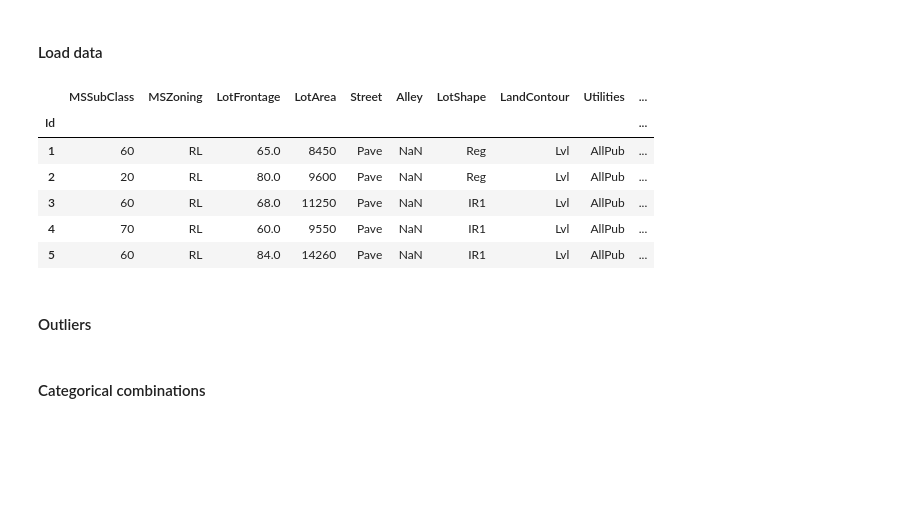
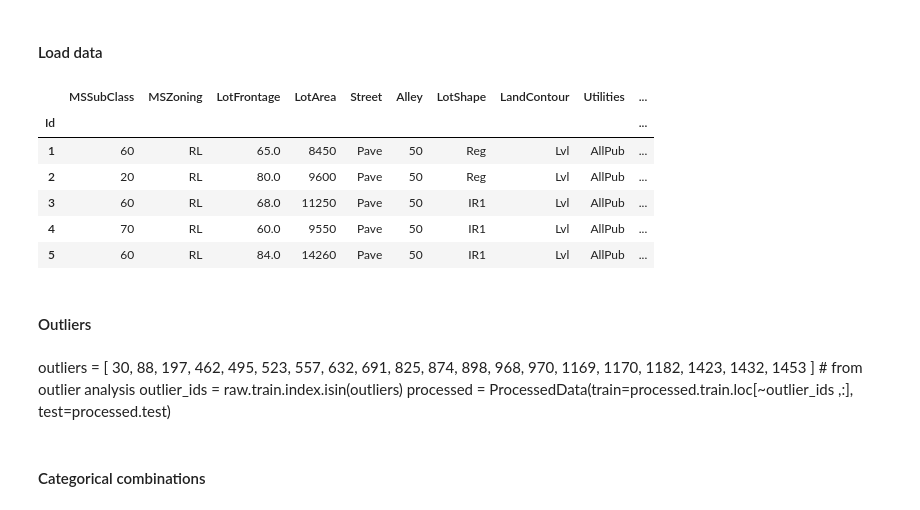
Before and after one commit to bshurick/kaggles, a Jupyter notebook: HousePrices/houseprices_nn.ipynb, the cells around one changed output. Drawn from its saved outputs; the diff is of its cells as text; code cells hidden in the pictures; blank space fills up the shorter version.

Commit message:
add fixed imputing of missing values

```diff
--- a/HousePrices/houseprices_nn.ipynb
+++ b/HousePrices/houseprices_nn.ipynb
@@ -77,15 +78,27 @@ rawfiles = Files(train='Data/train.csv.gz',
             test='Data/test.csv.gz')
 raw = RawData(train=loadfile(rawfiles.train),
               test=loadfile(rawfiles.test))
-# %%
-raw.train.head()
-# %% [output]
-|  | MSSubClass | MSZoning | LotFrontage | LotArea | Street | Alley | LotShape | LandContour | Utilities | ... |
-| Id |  |  |  |  |  |  |  |  |  | ... |
-| 1 | 60 | RL | 65.0 | 8450 | Pave | NaN | Reg | Lvl | AllPub | ... |
-| 2 | 20 | RL | 80.0 | 9600 | Pave | NaN | Reg | Lvl | AllPub | ... |
-| 3 | 60 | RL | 68.0 | 11250 | Pave | NaN | IR1 | Lvl | AllPub | ... |
-| 4 | 70 | RL | 60.0 | 9550 | Pave | NaN | IR1 | Lvl | AllPub | ... |
-| 5 | 60 | RL | 84.0 | 14260 | Pave | NaN | IR1 | Lvl | AllPub | ... |
+# %%
+# concatenate all data
+cols = [ c for c in processed.train.columns if c != 'SalePrice' ]
+full = pd.concat((raw.train.loc[:, cols],
+                     raw.test))
+
+# impute missing values
+fillfunc = lambda x: x.fillna(x.value_counts().iloc[0])
+full = full.apply(fillfunc)
+# %%
+# create processed dataset
+processed = ProcessedData(train=raw.train.apply(fillfunc),
+                         test=raw.test.apply(fillfunc))
+processed.train.head()
+# %% [output]
+|  | MSSubClass | MSZoning | LotFrontage | LotArea | Street | Alley | LotShape | LandContour | Utilities | ... |
+| Id |  |  |  |  |  |  |  |  |  | ... |
+| 1 | 60 | RL | 65.0 | 8450 | Pave | 50 | Reg | Lvl | AllPub | ... |
+| 2 | 20 | RL | 80.0 | 9600 | Pave | 50 | Reg | Lvl | AllPub | ... |
+| 3 | 60 | RL | 68.0 | 11250 | Pave | 50 | IR1 | Lvl | AllPub | ... |
+| 4 | 70 | RL | 60.0 | 9550 | Pave | 50 | IR1 | Lvl | AllPub | ... |
+| 5 | 60 | RL | 84.0 | 14260 | Pave | 50 | IR1 | Lvl | AllPub | ... |
 # %% [markdown]
 #### Outliers
@@ -99,3 +105,9 @@ processed = ProcessedData(train=raw.train,
+# %% [markdown]
+outliers = [  30,   88,  197,  462,  495,  523,  557,  632,  691,  825,  874,
+             898,  968,  970, 1169, 1170, 1182, 1423, 1432, 1453 ] # from outlier analysis
+outlier_ids = raw.train.index.isin(outliers)
+processed = ProcessedData(train=processed.train.loc[~outlier_ids ,:],
+                            test=processed.test)
 # %% [markdown]
 #### Categorical combinations
 # %%
```
Also changed, not shown: parts of 9 cells of this notebook.
